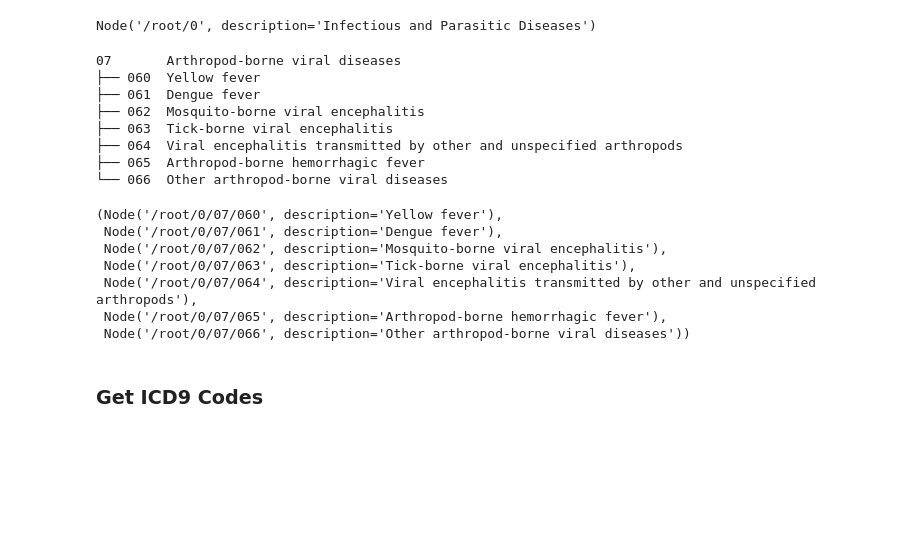
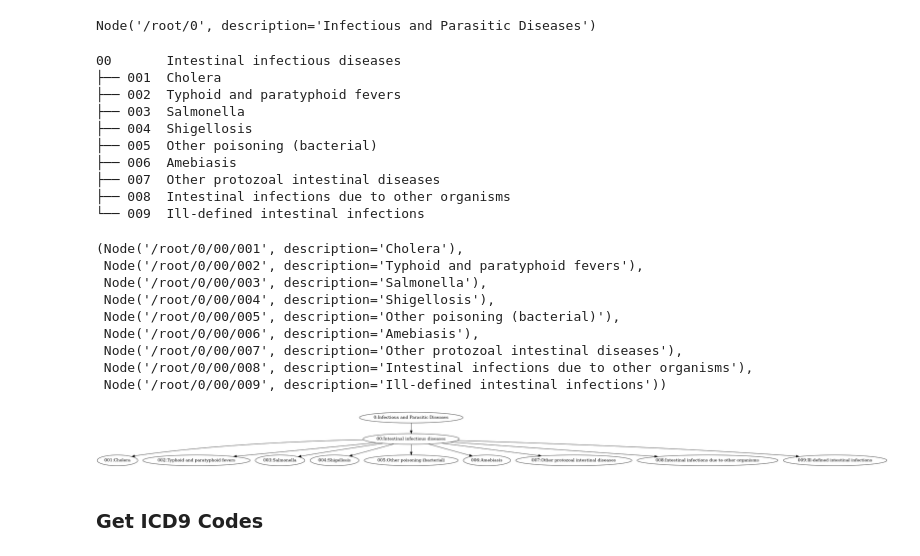
Before and after one commit to zso3n3n/mimic-iii-medcode-azure, a Jupyter notebook: medical_coding.ipynb, the cells around one changed output. Drawn from its saved outputs; the diff is of its cells as text; code cells hidden in the pictures; blank space fills up the shorter version.

```diff
--- a/medical_coding.ipynb
+++ b/medical_coding.ipynb
@@ -40,24 +42,43 @@ print(code_tree.find_by_name("0"))
 # %% [output]
 Node('/root/0', description='Infectious and Parasitic Diseases')
 # %%
-code_tree.visualize("07")
-code_tree.get_children("07")
+code_tree.visualize("00")
+code_tree.get_children("00")
 # %% [output]
-07       Arthropod-borne viral diseases
-├── 060  Yellow fever
-├── 061  Dengue fever
-├── 062  Mosquito-borne viral encephalitis
-├── 063  Tick-borne viral encephalitis
-├── 064  Viral encephalitis transmitted by other and unspecified arthropods
-├── 065  Arthropod-borne hemorrhagic fever
-└── 066  Other arthropod-borne viral diseases
+00       Intestinal infectious diseases
+├── 001  Cholera
+├── 002  Typhoid and paratyphoid fevers
+├── 003  Salmonella
+├── 004  Shigellosis
+├── 005  Other poisoning (bacterial)
+├── 006  Amebiasis
+├── 007  Other protozoal intestinal diseases
+├── 008  Intestinal infections due to other organisms
+└── 009  Ill-defined intestinal infections
-(Node('/root/0/07/060', description='Yellow fever'),
- Node('/root/0/07/061', description='Dengue fever'),
- Node('/root/0/07/062', description='Mosquito-borne viral encephalitis'),
- Node('/root/0/07/063', description='Tick-borne viral encephalitis'),
- Node('/root/0/07/064', description='Viral encephalitis transmitted by other and unspecified arthropods'),
- Node('/root/0/07/065', description='Arthropod-borne hemorrhagic fever'),
- Node('/root/0/07/066', description='Other arthropod-borne viral diseases'))
+(Node('/root/0/00/001', description='Cholera'),
+ Node('/root/0/00/002', description='Typhoid and paratyphoid fevers'),
+ Node('/root/0/00/003', description='Salmonella'),
+ Node('/root/0/00/004', description='Shigellosis'),
+ Node('/root/0/00/005', description='Other poisoning (bacterial)'),
+ Node('/root/0/00/006', description='Amebiasis'),
+ Node('/root/0/00/007', description='Other protozoal intestinal diseases'),
+ Node('/root/0/00/008', description='Intestinal infections due to other organisms'),
+ Node('/root/0/00/009', description='Ill-defined intestinal infections'))
+# %%
+from anytree.exporter import DotExporter
+from IPython.display import Image
+
+def nodenamefunc(node):
+    return f'{node.name}:{node.description}'
+
+# draw tree
+DotExporter(code_tree.find_by_name("0"),
+            nodenamefunc=nodenamefunc,
+            ).to_picture("images/image.png")
+
+Image(filename='images/image.png')
+# %% [output]
+[figure, added]
 # %% [markdown]
 ### Get ICD9 Codes
 # %%
```
Also changed, not shown: parts of 1 cell of this notebook, 7 other files.
